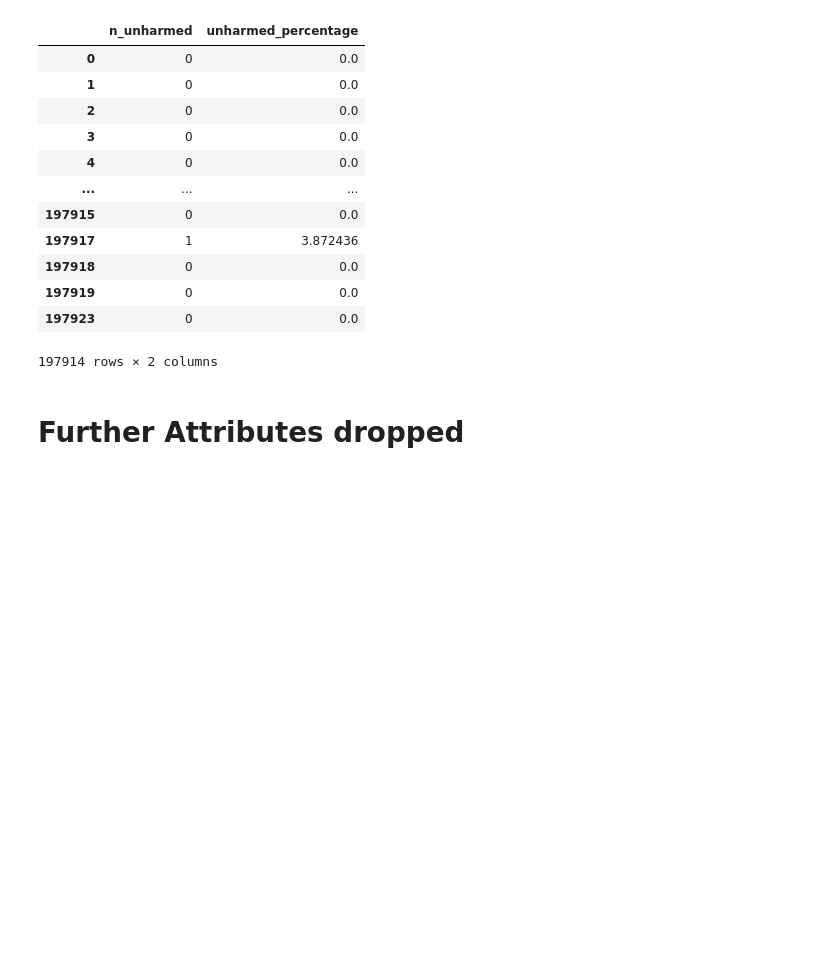
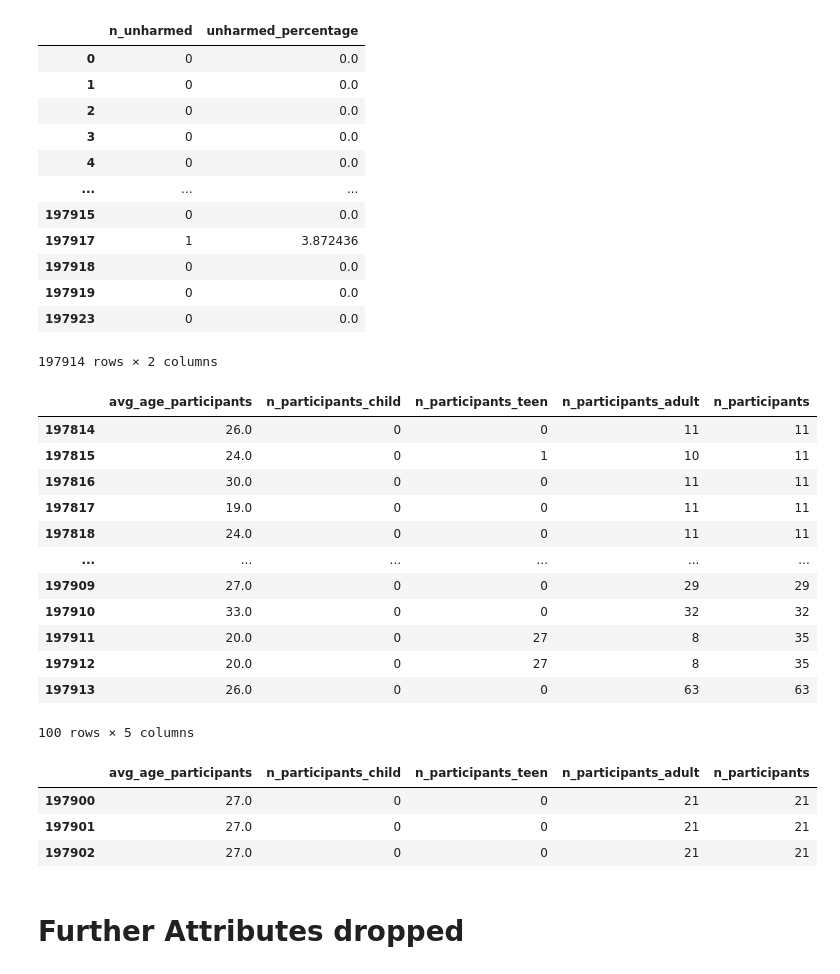
Before and after one commit to vezzusamu/dm-project, a Jupyter notebook: data_preparation.ipynb, the cells around one changed output. Saved outputs shown, nothing was run; the diff lists cells and outputs as text; code cells hidden in the pictures; blank space fills up the shorter version.

```diff
--- a/data_preparation.ipynb
+++ b/data_preparation.ipynb
@@ -723,6 +744,42 @@ df[["n_unharmed", "unharmed_percentage"]]
 | 197919 | 0 | 0.0 |
 | 197923 | 0 | 0.0 |
 197914 rows × 2 columns
+# %%
+
+def fillna_group_avg_age_participants(group):
+    avg_age_group = group["avg_age_participants"].mean()
+    if (pd.notna(avg_age_group)):
+        group["avg_age_participants"] = group["avg_age_participants"].fillna(np.round(avg_age_group,0))
+    return group
+df = df.groupby("n_participants").apply(fillna_group_avg_age_participants).reset_index(drop=True)
+
+df.loc[(df["n_participants"] == 0), "avg_age_participants"] = 0
+# %%
+columns_to_check = [ "avg_age_participants", "n_participants_child", "n_participants_teen", "n_participants_adult","n_participants"]
+df[df["avg_age_participants"].isna()][columns_to_check]
+#4 rows to fix
+# %% [output]
+|  | avg_age_participants | n_participants_child | n_participants_teen | n_participants_adult | n_participants |
+| 197814 | 26.0 | 0 | 0 | 11 | 11 |
+| 197815 | 24.0 | 0 | 1 | 10 | 11 |
+| 197816 | 30.0 | 0 | 0 | 11 | 11 |
+| 197817 | 19.0 | 0 | 0 | 11 | 11 |
+| 197818 | 24.0 | 0 | 0 | 11 | 11 |
+| ... | ... | ... | ... | ... | ... |
+| 197909 | 27.0 | 0 | 0 | 29 | 29 |
+| 197910 | 33.0 | 0 | 0 | 32 | 32 |
+| 197911 | 20.0 | 0 | 27 | 8 | 35 |
+| 197912 | 20.0 | 0 | 27 | 8 | 35 |
+| 197913 | 26.0 | 0 | 0 | 63 | 63 |
+100 rows × 5 columns
+# %%
+df.loc[(df["avg_age_participants"].isna()), "avg_age_participants"] =  np.round(df["avg_age_participants"].mean())
+df[df["n_participants"] == 21][columns_to_check]
+# %% [output]
+|  | avg_age_participants | n_participants_child | n_participants_teen | n_participants_adult | n_participants |
+| 197900 | 27.0 | 0 | 0 | 21 | 21 |
+| 197901 | 27.0 | 0 | 0 | 21 | 21 |
+| 197902 | 27.0 | 0 | 0 | 21 | 21 |
 # %% [markdown]
 # Further Attributes dropped
 # %% [markdown]
```
Also changed, not shown: parts of 2 cells of this notebook.
